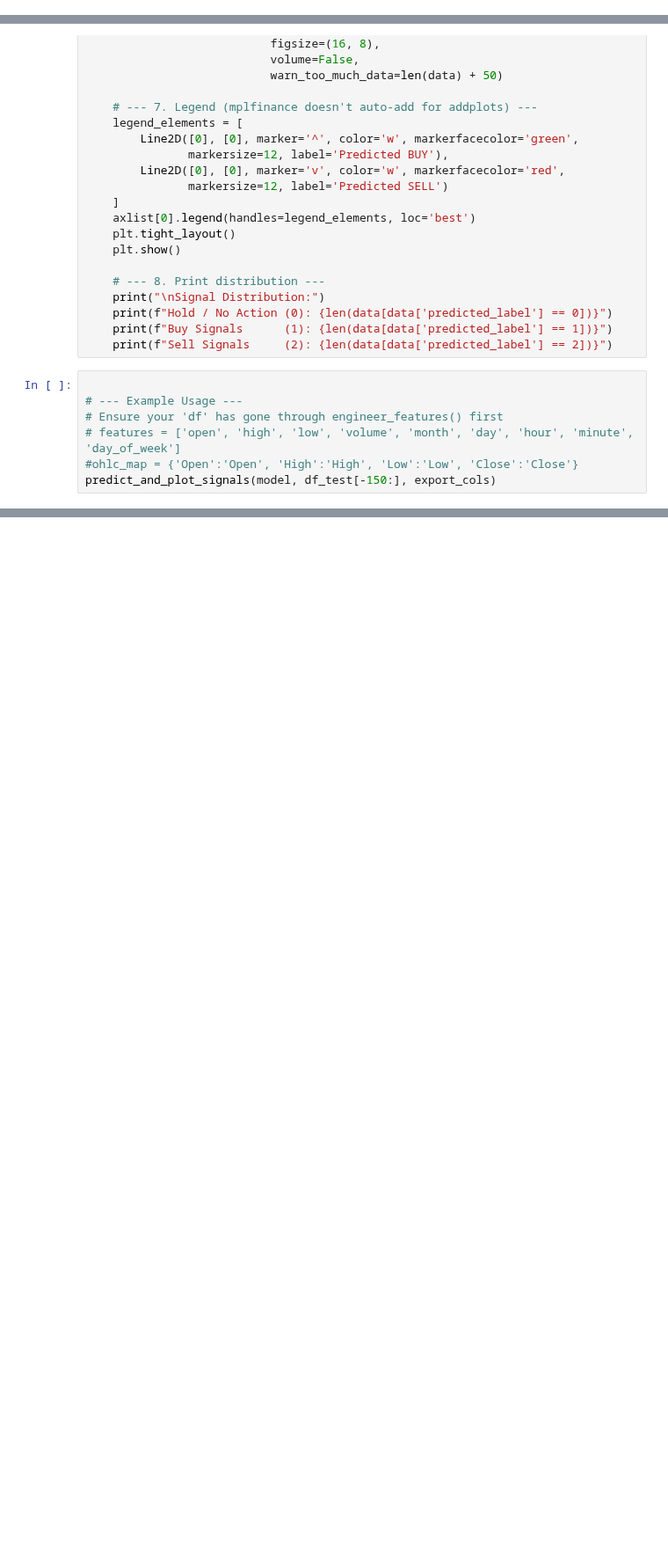
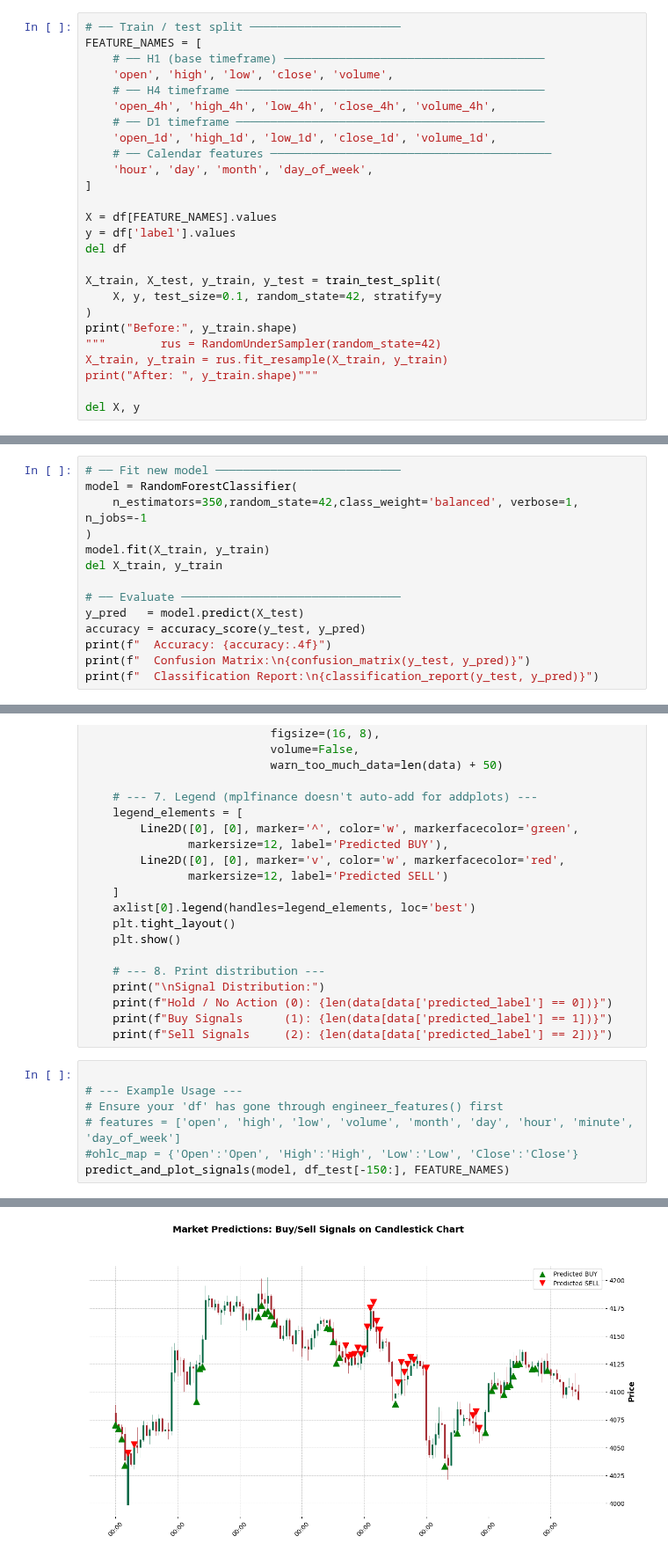
Before and after one commit to dbright123/Dbot-Advance1, a Jupyter notebook: market_prediction.ipynb, the cells around one changed output, grey strips where cells are left out. Shown at 88% size. Cells and saved outputs as stored; diff of their text form; blank space fills up the shorter version.

```diff
--- a/market_prediction.ipynb
+++ b/market_prediction.ipynb
@@ -354,0 +220,26 @@ exported 1000 rows, 23 cols | saved model_bundle.pkl
+# %%
+# ── Train / test split ──────────────────────
+FEATURE_NAMES = [
+    # ── H1 (base timeframe) ──────────────────────────────────────
+    'open', 'high', 'low', 'close', 'volume',
+    # ── H4 timeframe ─────────────────────────────────────────────
+    'open_4h', 'high_4h', 'low_4h', 'close_4h', 'volume_4h',
+    # ── D1 timeframe ─────────────────────────────────────────────
+    'open_1d', 'high_1d', 'low_1d', 'close_1d', 'volume_1d',
+    # ── Calendar features ─────────────────────────────────────────
+    'hour', 'day', 'month', 'day_of_week',
+]
+
+X = df[FEATURE_NAMES].values
+y = df['label'].values
+del df
+
+X_train, X_test, y_train, y_test = train_test_split(
+    X, y, test_size=0.1, random_state=42, stratify=y
+)
+print("Before:", y_train.shape)
+"""        rus = RandomUnderSampler(random_state=42)
+X_train, y_train = rus.fit_resample(X_train, y_train)
+print("After: ", y_train.shape)"""
+
+del X, y
@@ -354,0 +248,14 @@ exported 1000 rows, 23 cols | saved model_bundle.pkl
+# %%
+# ── Fit new model ───────────────────────────
+model = RandomForestClassifier(
+    n_estimators=350,random_state=42,class_weight='balanced', verbose=1, n_jobs=-1
+)
+model.fit(X_train, y_train)
+del X_train, y_train
+
+# ── Evaluate ────────────────────────────────
+y_pred   = model.predict(X_test)
+accuracy = accuracy_score(y_test, y_pred)
+print(f"  Accuracy: {accuracy:.4f}")
+print(f"  Confusion Matrix:\n{confusion_matrix(y_test, y_pred)}")
+print(f"  Classification Report:\n{classification_report(y_test, y_pred)}")
@@ -461,5 +392,5 @@ def predict_and_plot_signals(model, df, feature_columns,
 # Ensure your 'df' has gone through engineer_features() first
 # features = ['open', 'high', 'low', 'volume', 'month', 'day', 'hour', 'minute', 'day_of_week']
 #ohlc_map = {'Open':'Open', 'High':'High', 'Low':'Low', 'Close':'Close'}
-predict_and_plot_signals(model, df_test[-150:], export_cols)
+predict_and_plot_signals(model, df_test[-150:], FEATURE_NAMES)
 # %% [output]
@@ -466,0 +401 @@ ValueError: could not convert string to float: 'sell'
+[figure, added]
```
Also changed, not shown: parts of 25 cells of this notebook, 1 other file.
